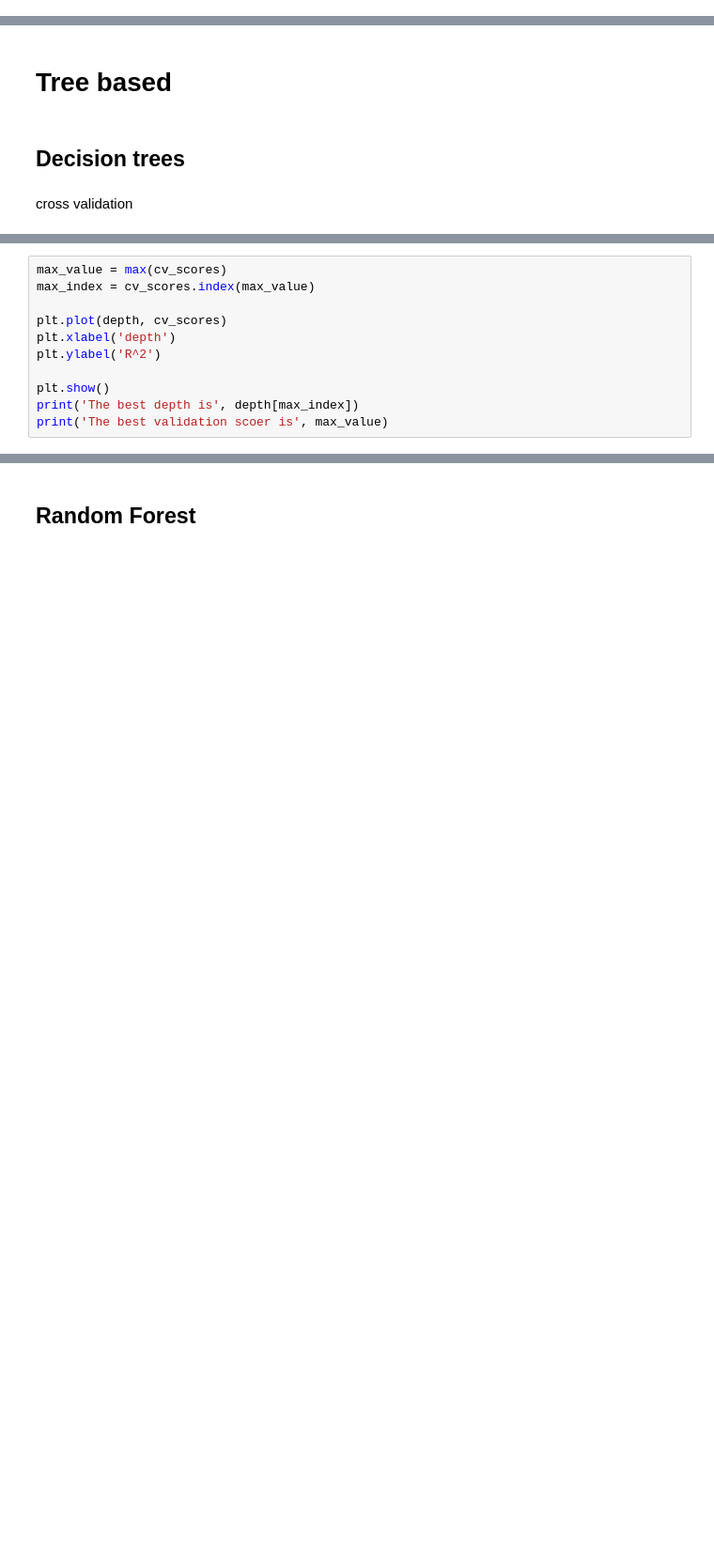
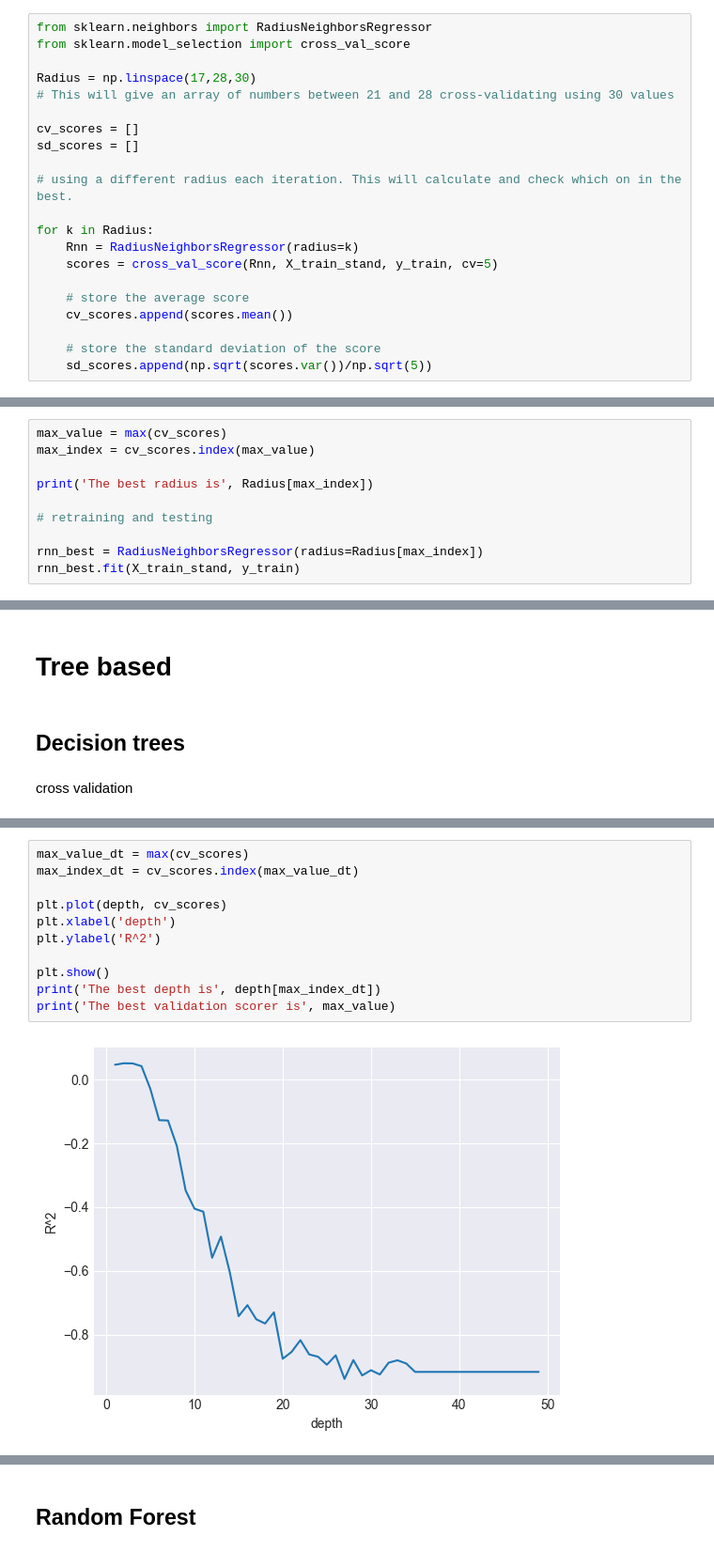
Before and after one commit to Vicba/SchoolProject, a Jupyter notebook: outcome_damage_amount.ipynb, the cells around one changed output, grey strips where cells are left out. Shown at 94% size. Saved outputs shown, nothing was run; the diff lists cells and outputs as text; blank space fills up the shorter version.

```diff
--- a/outcome_damage_amount.ipynb
+++ b/outcome_damage_amount.ipynb
@@ -278,0 +279,21 @@ plt.show()
+# %%
+from sklearn.neighbors import RadiusNeighborsRegressor
+from sklearn.model_selection import cross_val_score
+
+Radius = np.linspace(17,28,30)
+# This will give an array of numbers between 21 and 28 cross-validating using 30 values
+
+cv_scores = []
+sd_scores = []
+
+# using a different radius each iteration. This will calculate and check which on in the best.
+
+for k in Radius:
+    Rnn = RadiusNeighborsRegressor(radius=k)
+    scores = cross_val_score(Rnn, X_train_stand, y_train, cv=5)
+
+    # store the average score
+    cv_scores.append(scores.mean())
+
+    # store the standard deviation of the score
+    sd_scores.append(np.sqrt(scores.var())/np.sqrt(5))
@@ -278,0 +327,10 @@ plt.show()
+# %%
+max_value = max(cv_scores)
+max_index = cv_scores.index(max_value)
+
+print('The best radius is', Radius[max_index])
+
+# retraining and testing
+
+rnn_best = RadiusNeighborsRegressor(radius=Radius[max_index])
+rnn_best.fit(X_train_stand, y_train)
@@ -296,13 +364,15 @@ for d in depth:
     cv_scores.append(scores.mean())
     sd_scores.append(np.sqrt(scores.var())/np.sqrt(5))
 # %%
-max_value = max(cv_scores)
-max_index = cv_scores.index(max_value)
+max_value_dt = max(cv_scores)
+max_index_dt = cv_scores.index(max_value_dt)
 
 plt.plot(depth, cv_scores)
 plt.xlabel('depth')
 plt.ylabel('R^2')
 
 plt.show()
-print('The best depth is', depth[max_index])
-print('The best validation scoer is', max_value)
+print('The best depth is', depth[max_index_dt])
+print('The best validation scorer is', max_value)
+# %% [output]
+[figure, added]
```
Also changed, not shown: parts of 109 cells of this notebook, 6 other files.
